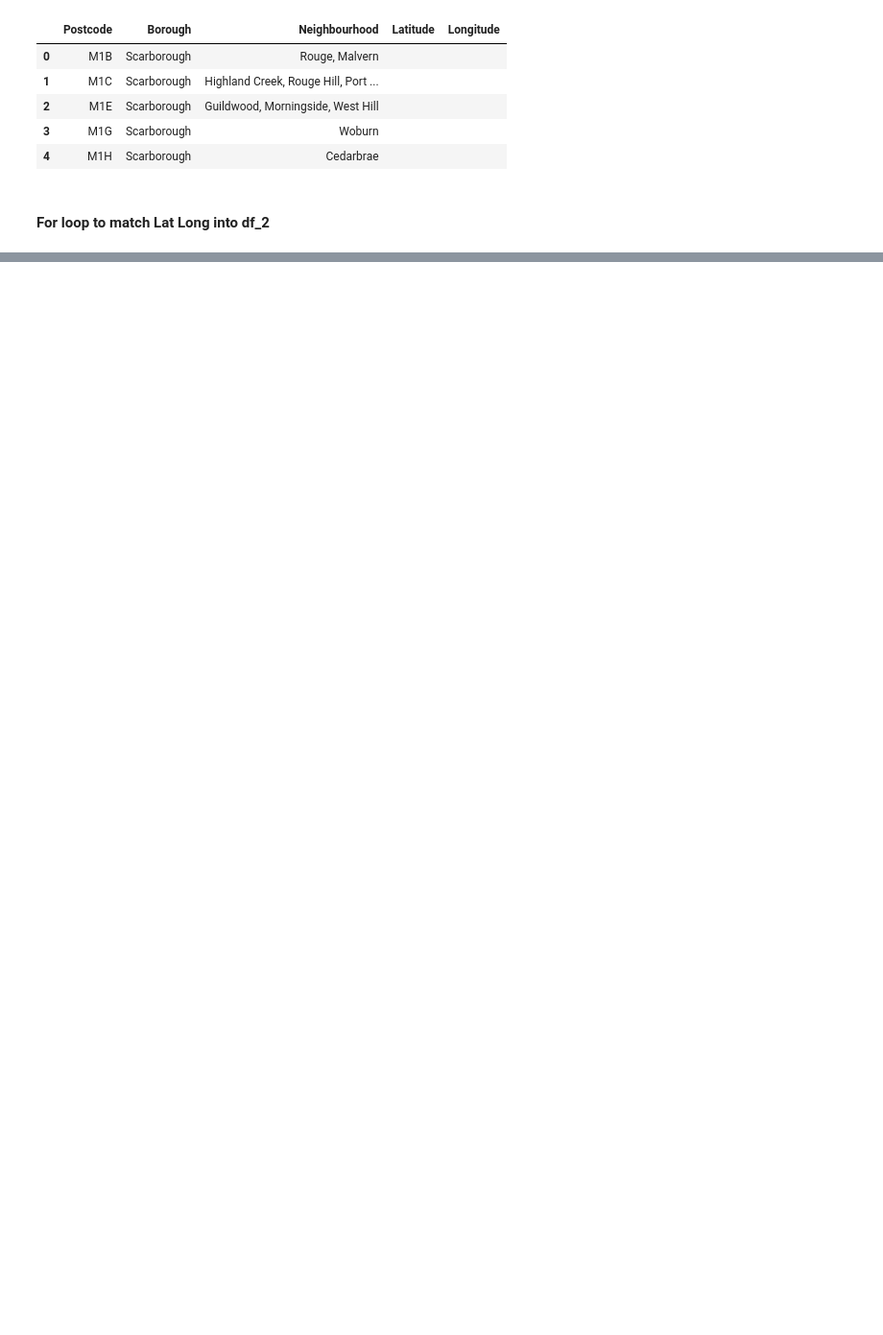
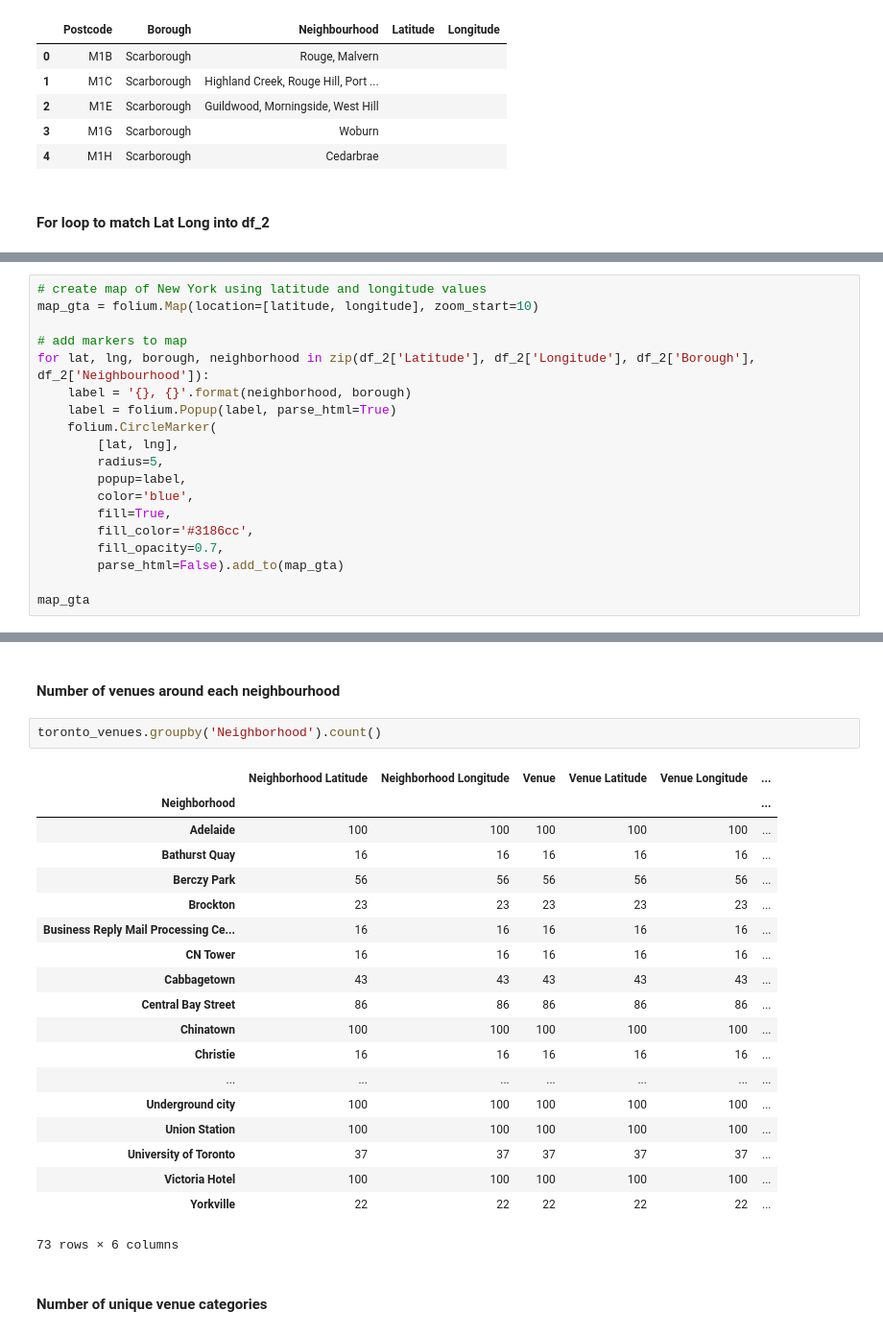
Before and after one commit to yingwoei/Coursera_Capstone, a Jupyter notebook: Clustering Toronto Neighbourhoods.ipynb, the cells around one changed output, grey strips where cells are left out. Shown: that part at 96% size. Drawn from its saved outputs; the diff is of its cells as text; blank space fills up the shorter version.

```diff
--- a/Clustering Toronto Neighbourhoods.ipynb
+++ b/Clustering Toronto Neighbourhoods.ipynb
@@ -133,0 +222,19 @@ df_2.head()
+# %%
+# create map of New York using latitude and longitude values
+map_gta = folium.Map(location=[latitude, longitude], zoom_start=10)
+
+# add markers to map
+for lat, lng, borough, neighborhood in zip(df_2['Latitude'], df_2['Longitude'], df_2['Borough'], df_2['Neighbourhood']):
+    label = '{}, {}'.format(neighborhood, borough)
+    label = folium.Popup(label, parse_html=True)
+    folium.CircleMarker(
+        [lat, lng],
+        radius=5,
+        popup=label,
+        color='blue',
+        fill=True,
+        fill_color='#3186cc',
+        fill_opacity=0.7,
+        parse_html=False).add_to(map_gta)
+
+map_gta
@@ -133,0 +364,26 @@ df_2.head()
+# %% [markdown]
+#### Number of venues around each neighbourhood
+# %%
+toronto_venues.groupby('Neighborhood').count()
+# %% [output]
+|  | Neighborhood Latitude | Neighborhood Longitude | Venue | Venue Latitude | Venue Longitude | ... |
+| Neighborhood |  |  |  |  |  | ... |
+| Adelaide | 100 | 100 | 100 | 100 | 100 | ... |
+| Bathurst Quay | 16 | 16 | 16 | 16 | 16 | ... |
+| Berczy Park | 56 | 56 | 56 | 56 | 56 | ... |
+| Brockton | 23 | 23 | 23 | 23 | 23 | ... |
+| Business Reply Mail Processing Ce... | 16 | 16 | 16 | 16 | 16 | ... |
+| CN Tower | 16 | 16 | 16 | 16 | 16 | ... |
+| Cabbagetown | 43 | 43 | 43 | 43 | 43 | ... |
+| Central Bay Street | 86 | 86 | 86 | 86 | 86 | ... |
+| Chinatown | 100 | 100 | 100 | 100 | 100 | ... |
+| Christie | 16 | 16 | 16 | 16 | 16 | ... |
+| ... | ... | ... | ... | ... | ... | ... |
+| Underground city | 100 | 100 | 100 | 100 | 100 | ... |
+| Union Station | 100 | 100 | 100 | 100 | 100 | ... |
+| University of Toronto | 37 | 37 | 37 | 37 | 37 | ... |
+| Victoria Hotel | 100 | 100 | 100 | 100 | 100 | ... |
+| Yorkville | 22 | 22 | 22 | 22 | 22 | ... |
+73 rows × 6 columns
+# %% [markdown]
+#### Number of unique venue categories
```
Also changed, not shown: parts of 59 cells of this notebook.
